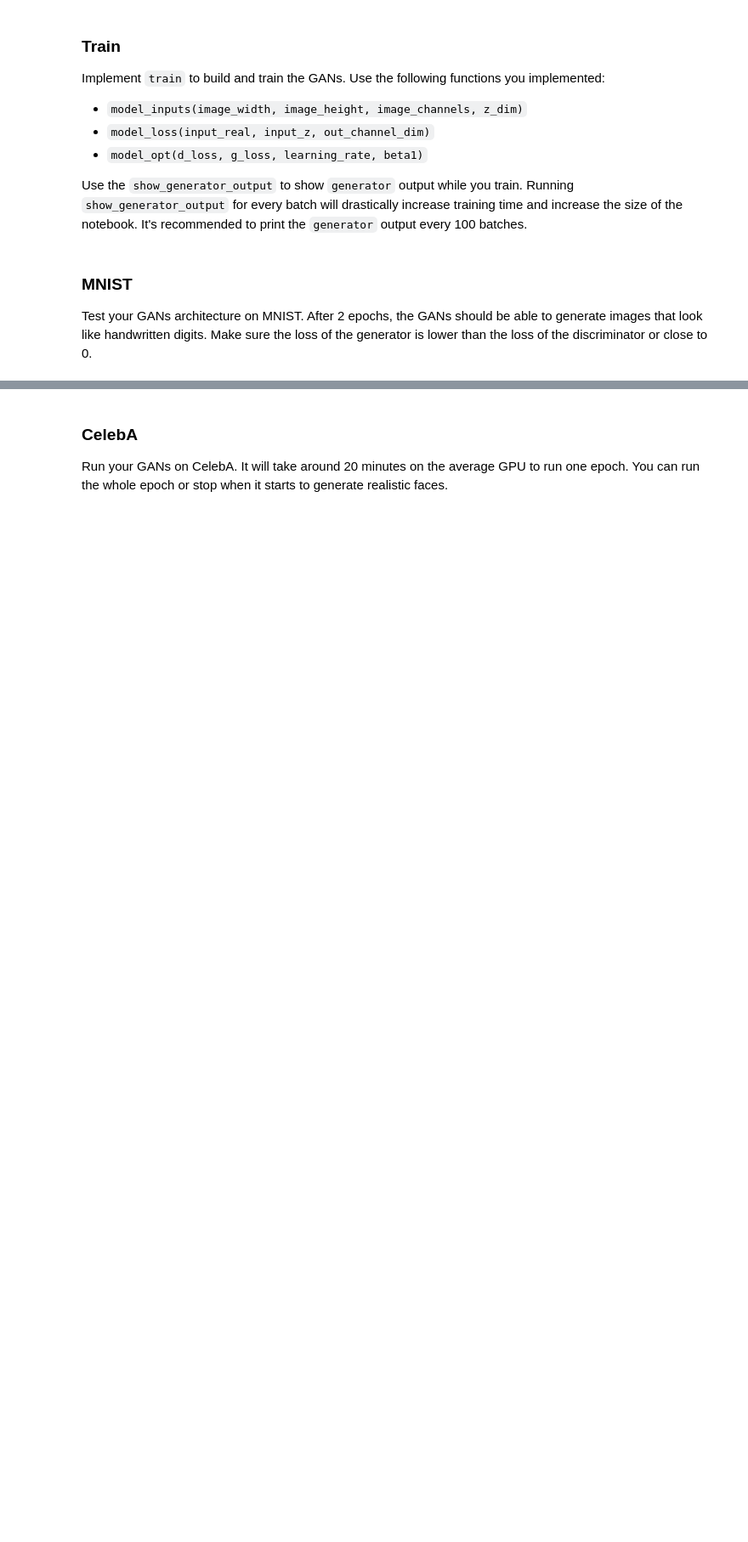
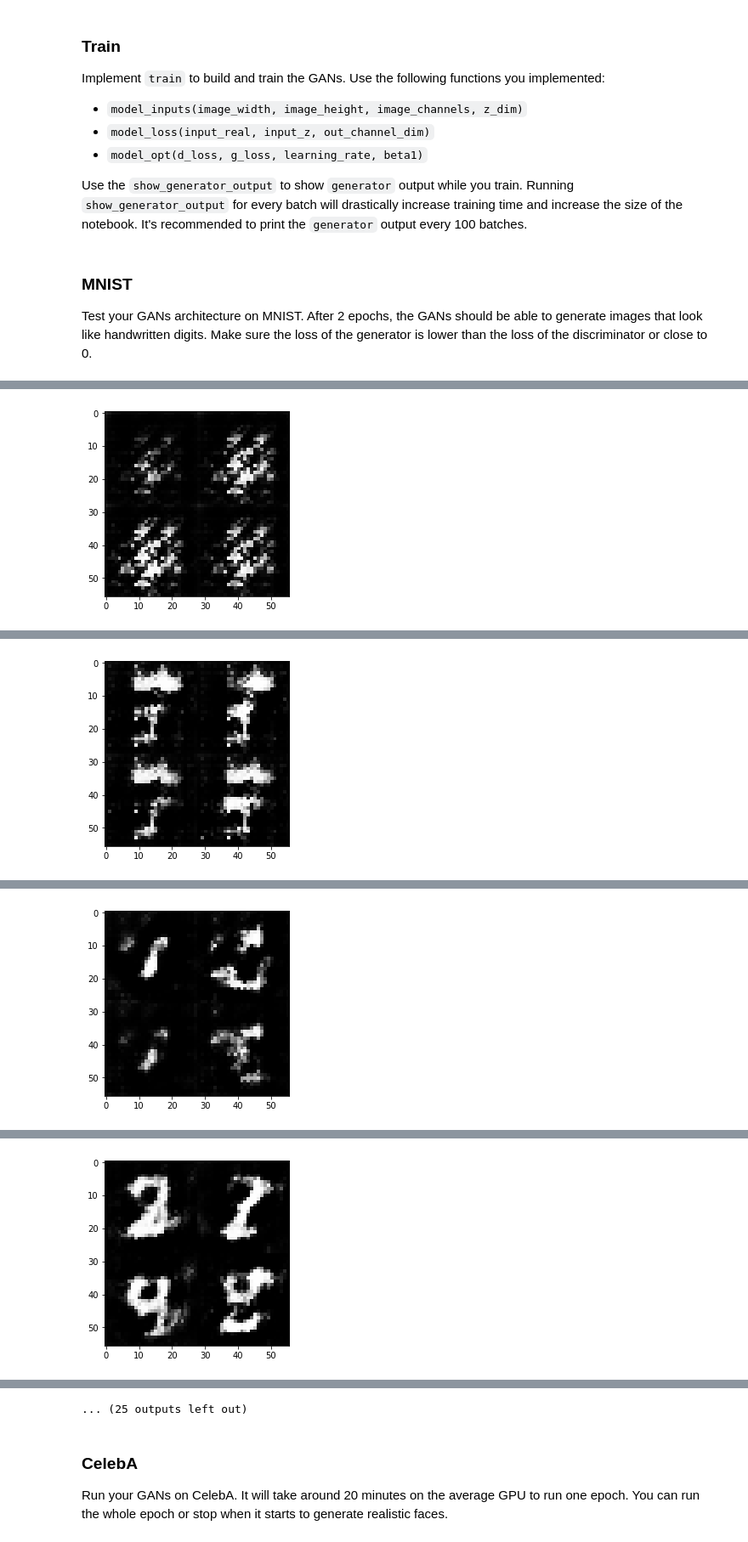
Before and after one commit to sara4dev/deep-learning, a Jupyter notebook: face_generation/dlnd_face_generation.ipynb, the cells around one changed output, grey strips where cells are left out. Shown at 85% size. Drawn from its saved outputs; the diff is of its cells as text; code cells hidden in the pictures; blank space fills up the shorter version.

```diff
--- a/face_generation/dlnd_face_generation.ipynb
+++ b/face_generation/dlnd_face_generation.ipynb
@@ -334,7 +335,7 @@ def train(epoch_count, batch_size, z_dim, learning_rate, beta1, get_batches, dat
     :param data_shape: Shape of the data
     :param data_image_mode: The image mode to use for images ("RGB" or "L")
     """
-    tf.reset_default_graph()
+#     tf.reset_default_graph()
 
     input_real, input_z, learn_rate = model_inputs(data_shape[1], data_shape[2], data_shape[3], z_dim)
     d_loss, g_loss = model_loss(input_real, input_z, data_shape[3])
@@ -349,6 +350,9 @@ def train(epoch_count, batch_size, z_dim, learning_rate, beta1, get_batches, dat
         for epoch_i in range(epoch_count):
             for batch_images in get_batches(batch_size):
                 steps += 1
+
+                batch_images = batch_images.reshape(batch_size, data_shape[1], data_shape[2], data_shape[3])
+                batch_images = batch_images*2
 
                 # Sample random noise for G
                 batch_z = np.random.uniform(-1, 1, size=(batch_size, z_dim))
@@ -370,14 +374,14 @@ def train(epoch_count, batch_size, z_dim, learning_rate, beta1, get_batches, dat
                     losses.append((train_loss_d, train_loss_g))
 
                 if steps % 100 == 0:
-                    show_generator_output(sess, 5, input_z, 1, data_image_mode)
+                    show_generator_output(sess, 5, input_z, data_shape[3], data_image_mode)
 # %% [markdown]
 ### MNIST
 Test your GANs architecture on MNIST.  After 2 epochs, the GANs should be able to generate images that look like handwritten digits.  Make sure the loss of the generator is lower than the loss of the discriminator or close to 0.
 # %%
 batch_size = 64
 z_dim = 100
-learning_rate = 0.02
+learning_rate = 0.0002
 beta1 = 0.5
 
 
@@ -390,3 +394,4 @@ mnist_dataset = helper.Dataset('mnist', glob(os.path.join(data_dir, 'mnist/*.jpg
 with tf.Graph().as_default():
     train(epochs, batch_size, z_dim, learning_rate, beta1, mnist_dataset.get_batches,
           mnist_dataset.shape, mnist_dataset.image_mode)
+# %% [output]
@@ -392,0 +408 @@ with tf.Graph().as_default():
+[figure, added]
@@ -392,0 +419 @@ with tf.Graph().as_default():
+[figure, added]
@@ -392,0 +430 @@ with tf.Graph().as_default():
+[figure, added]
@@ -392,0 +441 @@ with tf.Graph().as_default():
+[figure, added]
@@ -393,3 +464,4 @@ with tf.Graph().as_default():
+... (25 outputs left out)
 # %% [markdown]
 ### CelebA
 Run your GANs on CelebA.  It will take around 20 minutes on the average GPU to run one epoch.  You can run the whole epoch or stop when it starts to generate realistic faces.
```
Also changed, not shown: parts of 5 cells of this notebook, 1 other file.
